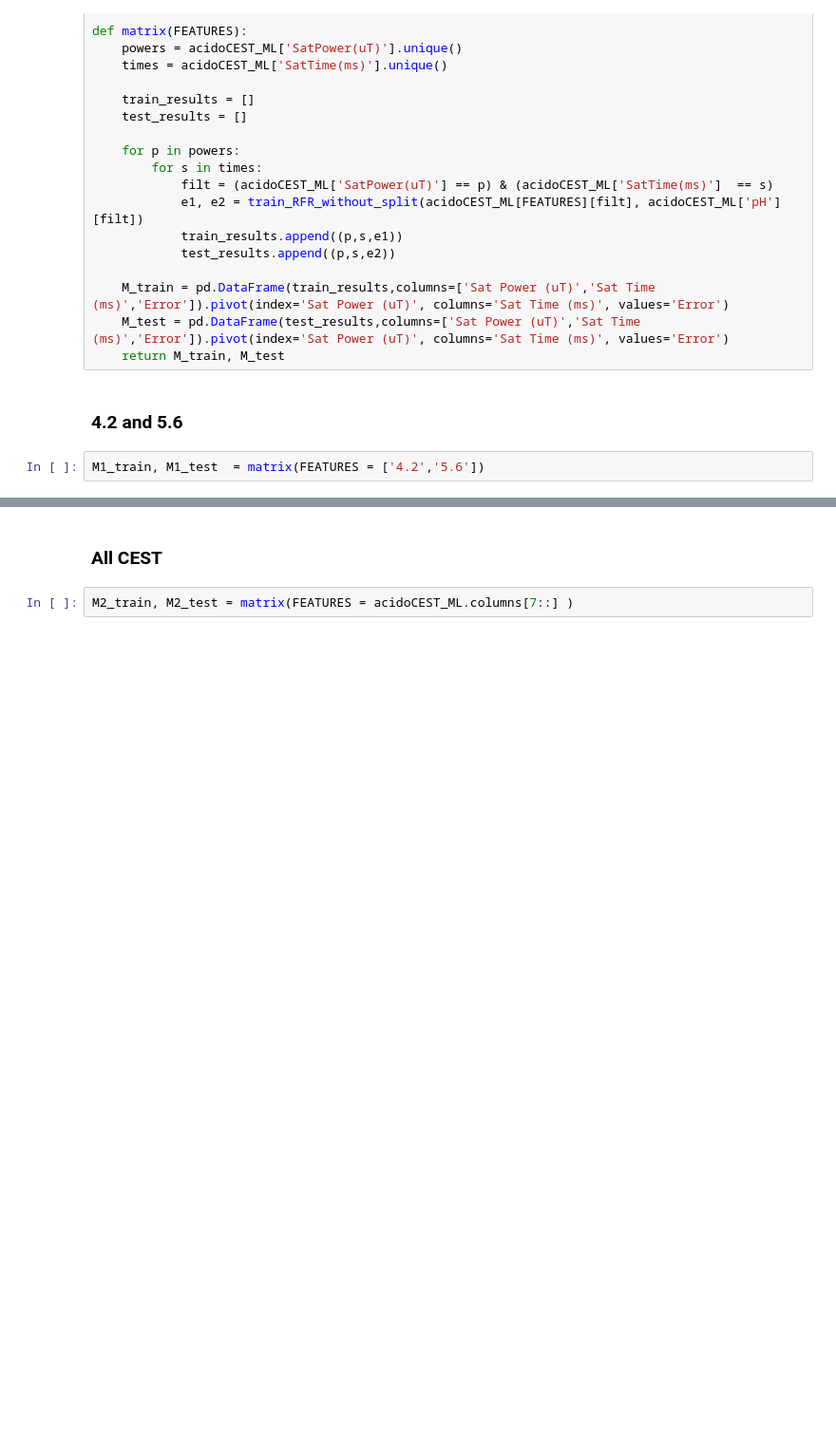
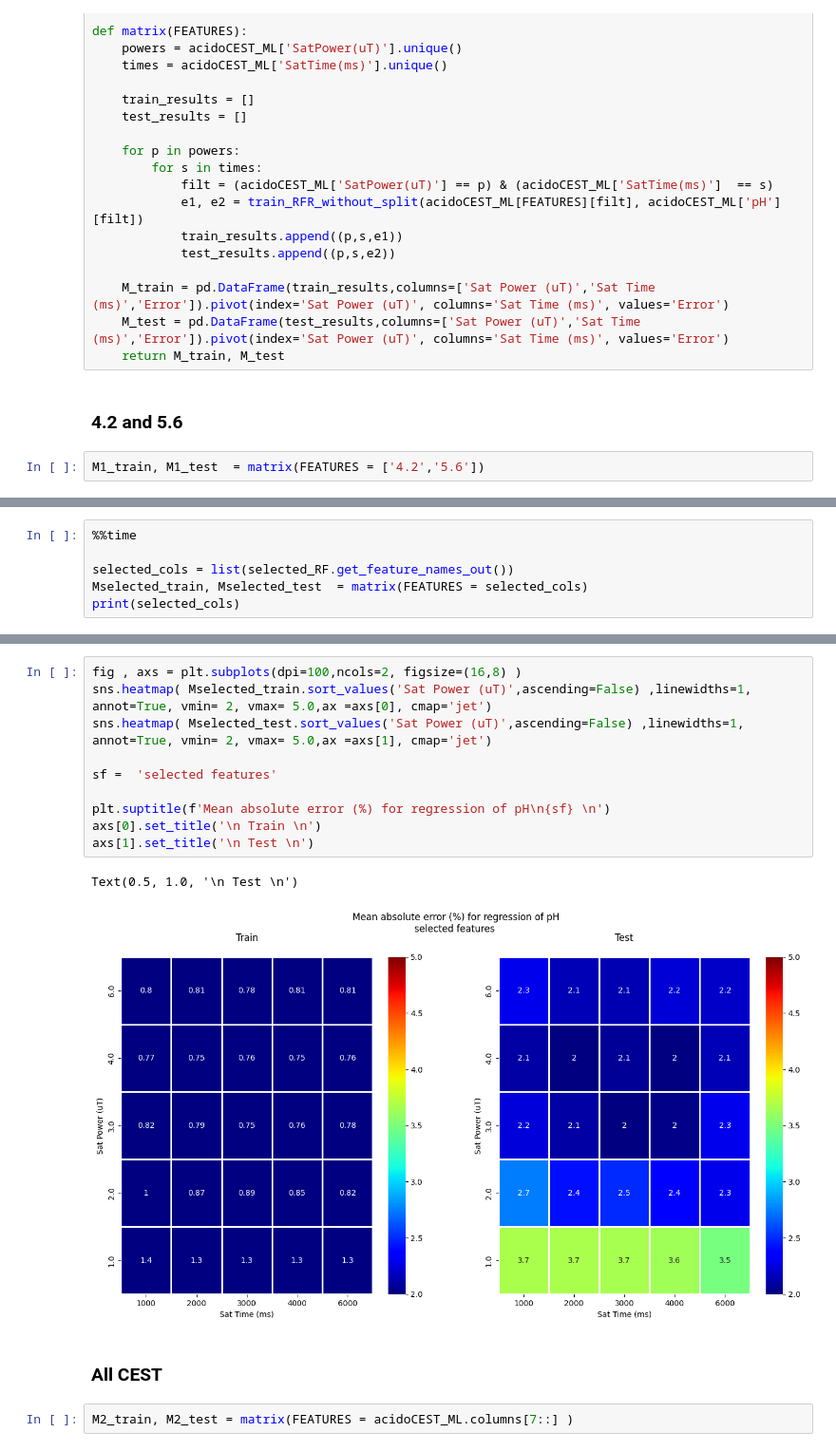
Before and after one commit to JCardenasRdz/acido_CEST_Machine_Learning, a Jupyter notebook: notebooks/2b-Regression-Random_Forest.ipynb, the cells around one changed output, grey strips where cells are left out. Shown at 95% size. Drawn from its saved outputs; the diff is of its cells as text; blank space fills up the shorter version.

```diff
--- a/notebooks/2b-Regression-Random_Forest.ipynb
+++ b/notebooks/2b-Regression-Random_Forest.ipynb
@@ -472,0 +475,6 @@ sns.heatmap( M1_test.sort_values('Sat Power (uT)',ascending=False) ,linewidths=1
+# %%
+%%time
+
+selected_cols = list(selected_RF.get_feature_names_out())
+Mselected_train, Mselected_test  = matrix(FEATURES = selected_cols)
+print(selected_cols)
@@ -473,3 +485,16 @@ sns.heatmap( M1_test.sort_values('Sat Power (uT)',ascending=False) ,linewidths=1
+# %%
+fig , axs = plt.subplots(dpi=100,ncols=2, figsize=(16,8) )
+sns.heatmap( Mselected_train.sort_values('Sat Power (uT)',ascending=False) ,linewidths=1, annot=True, vmin= 2, vmax= 5.0,ax =axs[0], cmap='jet')
+sns.heatmap( Mselected_test.sort_values('Sat Power (uT)',ascending=False) ,linewidths=1, annot=True, vmin= 2, vmax= 5.0,ax =axs[1], cmap='jet')
+
+sf =  'selected features'
+
+plt.suptitle(f'Mean absolute error (%) for regression of pH\n{sf} \n')
+axs[0].set_title('\n Train \n')
+axs[1].set_title('\n Test \n')
+# %% [output]
+Text(0.5, 1.0, '\n Test \n')
+[figure, added]
 # %% [markdown]
 ### All CEST
 # %%
```
Also changed, not shown: parts of 7 cells of this notebook.
